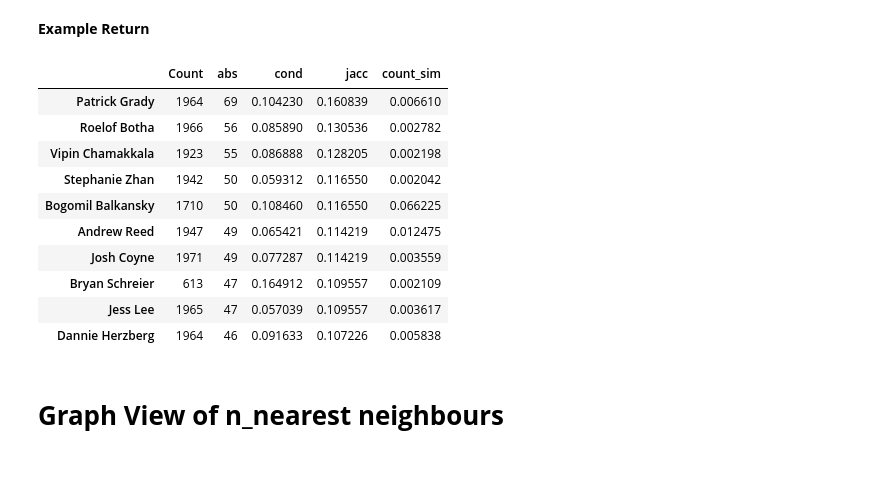
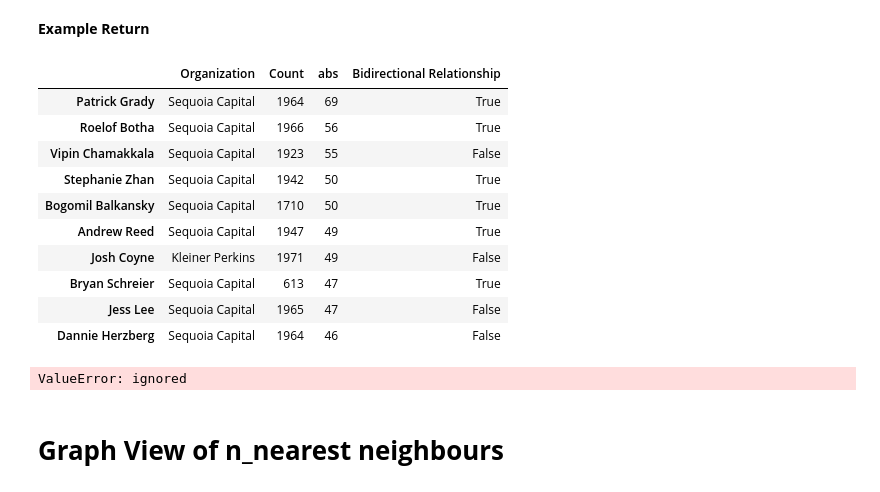
Before and after one commit to chloe-cyc/Vela_Midas, a Jupyter notebook: Vela_Twitter_Midas.ipynb, the cells around one changed output. Cells and saved outputs as stored; diff of their text form; code cells hidden in the pictures.

```diff
--- a/Vela_Twitter_Midas.ipynb
+++ b/Vela_Twitter_Midas.ipynb
@@ -293,16 +317,20 @@ def n_nearest_neighbours(investor_name, n=10, similarity="jacc", min_no_total_li
 # %% [markdown]
 __Example Return__
 # %%
-n_nearest_neighbours("Matt Miller", similarity = ("abs","cond","jacc","count_sim"), min_no_total_likes = 500, min_user_likes = 0)
+n_nearest_neighbours("Matt Miller", similarity = ("abs"), min_no_total_likes = 500, min_user_likes = 0)
 # %% [output]
-|  | Count | abs | cond | jacc | count_sim |
-| Patrick Grady | 1964 | 69 | 0.104230 | 0.160839 | 0.006610 |
-| Roelof Botha | 1966 | 56 | 0.085890 | 0.130536 | 0.002782 |
-| Vipin Chamakkala | 1923 | 55 | 0.086888 | 0.128205 | 0.002198 |
-| Stephanie Zhan | 1942 | 50 | 0.059312 | 0.116550 | 0.002042 |
-| Bogomil Balkansky | 1710 | 50 | 0.108460 | 0.116550 | 0.066225 |
-| Andrew Reed | 1947 | 49 | 0.065421 | 0.114219 | 0.012475 |
-| Josh Coyne | 1971 | 49 | 0.077287 | 0.114219 | 0.003559 |
-| Bryan Schreier | 613 | 47 | 0.164912 | 0.109557 | 0.002109 |
-| Jess Lee | 1965 | 47 | 0.057039 | 0.109557 | 0.003617 |
-| Dannie Herzberg | 1964 | 46 | 0.091633 | 0.107226 | 0.005838 |
+|  | Organization | Count | abs | Bidirectional Relationship |
+| Patrick Grady | Sequoia Capital | 1964 | 69 | True |
+| Roelof Botha | Sequoia Capital | 1966 | 56 | True |
+| Vipin Chamakkala | Sequoia Capital | 1923 | 55 | False |
+| Stephanie Zhan | Sequoia Capital | 1942 | 50 | True |
+| Bogomil Balkansky | Sequoia Capital | 1710 | 50 | True |
+| Andrew Reed | Sequoia Capital | 1947 | 49 | True |
+| Josh Coyne | Kleiner Perkins | 1971 | 49 | False |
+| Bryan Schreier | Sequoia Capital | 613 | 47 | True |
+| Jess Lee | Sequoia Capital | 1965 | 47 | False |
+| Dannie Herzberg | Sequoia Capital | 1964 | 46 | False |
+# %%
+n_nearest_neighbours("Paul Graham", similarity = ("abs","jacc","cond","count_sim"), min_no_total_likes = 500, min_user_likes = 0)
+# %% [output]
+ValueError: ignored
```
Also changed, not shown: parts of 8 cells of this notebook.
